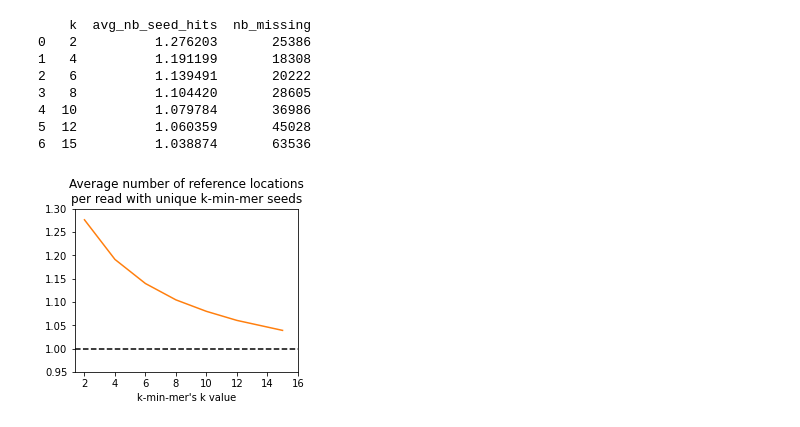
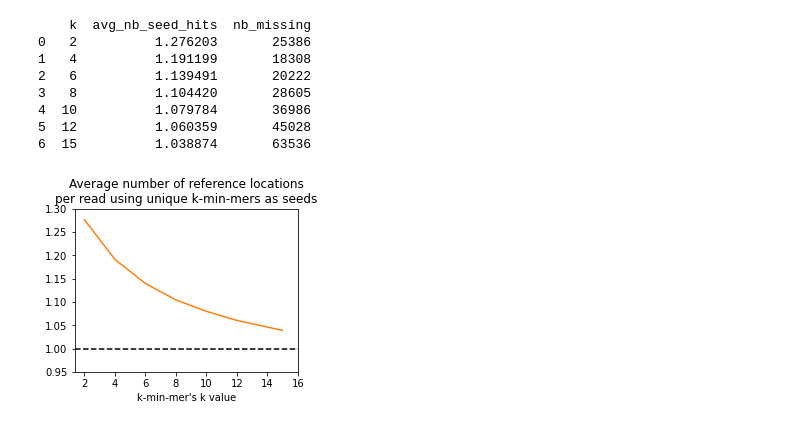
Before and after one commit to ekimb/mapquik, a Jupyter notebook: experiments/figure-seeds/figure-readstats.ipynb, the cells around one changed output. Drawn from its saved outputs; the diff is of its cells as text; code cells hidden in the pictures.

```diff
--- a/experiments/figure-seeds/figure-readstats.ipynb
+++ b/experiments/figure-seeds/figure-readstats.ipynb
@@ -24,7 +24,7 @@ for k in ksizes:
 df = pd.DataFrame([x for x in data_kminmers],columns=("k","avg_nb_seed_hits","nb_missing"))
 
 print(df)
-sns_plot = sns.lineplot(df["k"], df["avg_nb_seed_hits"],color=sns.color_palette()[1])
+sns_plot = sns.lineplot(df, x="k", y="avg_nb_seed_hits",color=sns.color_palette()[1])
 
 #sns_plot.set(xscale="log")
 sns_plot.set(xticks=[x for x in range(2,17,2)])
@@ -36,35 +36,35 @@ sns_plot.set(xticks=[x for x in range(2,17,2)])
 #plt.xticks(sns_plot.get_xticks(), list(map(lambda x:"%d"%x,sns_plot.get_xticks())))
 sns_plot.set(xlabel="k-min-mer's k value", ylabel='')
 #sns_plot.get_legend().remove()
-plt.title('Average number of reference locations\nper read with unique k-min-mer seeds')
+plt.title('Average number of reference locations\nper read using unique k-min-mers as seeds')
 sns_plot.axhline(1, color='k', linestyle='--')
 plt.ylim(0.95,1.3)
 
 fig = sns_plot.get_figure()
 
 """
 # create second Axes. Note the 0.0 height
 ax2 = fig.add_axes((0.15,-0.1,0.72,0.0))
 ax2.yaxis.set_visible(False) # hide the yaxis
 new_tick_locations = np.array([0,.25, .5,.75,1])
 def tick_function(X):
     ksizes = list(map(int," 2 4 6 8 10 12 15".split()))
     density=0.01
     return ["%d" % (ksizes[i]/density) for i,z in enumerate(X)]
 ax2.set_xticks(new_tick_locations)
 ax2.set_xticklabels(tick_function(new_tick_locations))
 ax2.set_xlabel("Equivalent k span in bases")
 """
 plt.show()
 
 fig.savefig("seeds_avg_hits_to_ref.pdf", bbox_inches='tight', dpi =300)
 # %% [output]
     k  avg_nb_seed_hits  nb_missing
 0   2          1.276203       25386
 1   4          1.191199       18308
 2   6          1.139491       20222
 3   8          1.104420       28605
 4  10          1.079784       36986
 5  12          1.060359       45028
 6  15          1.038874       63536
-[figure, old version]
+[figure, new version]
```
Also changed, not shown: 8 other files.
